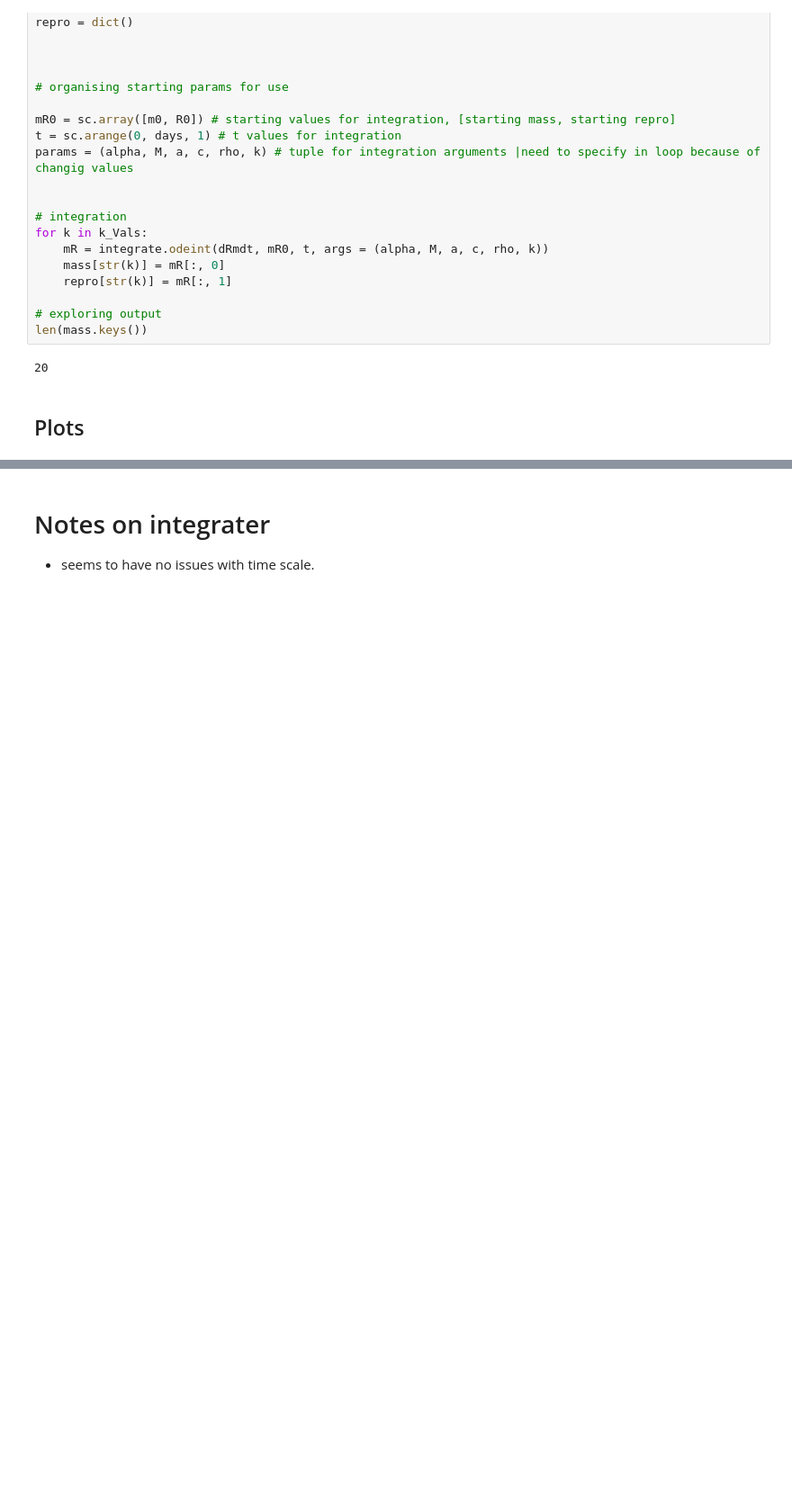
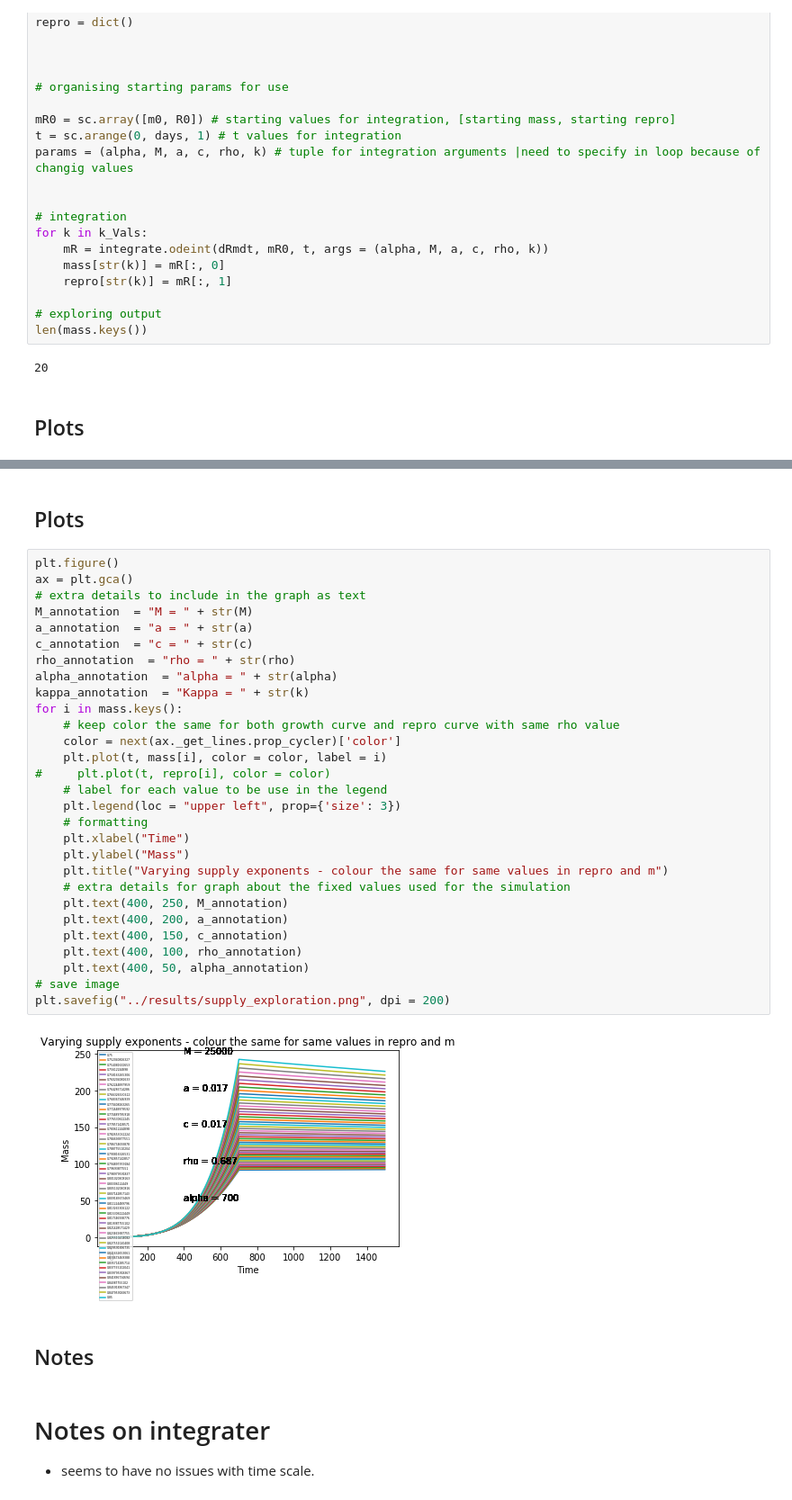
Before and after one commit to Don-Burns/Masters_Project, a Jupyter notebook: code/Model_Functions.ipynb, the cells around one changed output, grey strips where cells are left out. Shown at 90% size. Drawn from its saved outputs; the diff is of its cells as text; blank space fills up the shorter version.

```diff
--- a/code/Model_Functions.ipynb
+++ b/code/Model_Functions.ipynb
@@ -705,3 +833,38 @@ plt.savefig("../results/kappa_exploration.png", dpi = 200)
+# %% [markdown]
+## Plots
+# %%
+plt.figure()
+ax = plt.gca()
+# extra details to include in the graph as text
+M_annotation  = "M = " + str(M)
+a_annotation  = "a = " + str(a)
+c_annotation  = "c = " + str(c)
+rho_annotation  = "rho = " + str(rho)
+alpha_annotation  = "alpha = " + str(alpha)
+kappa_annotation  = "Kappa = " + str(k)
+for i in mass.keys():
+    # keep color the same for both growth curve and repro curve with same rho value
+    color = next(ax._get_lines.prop_cycler)['color']
+    plt.plot(t, mass[i], color = color, label = i)
+#     plt.plot(t, repro[i], color = color)
+    # label for each value to be use in the legend
+    plt.legend(loc = "upper left", prop={'size': 3})
+    # formatting
+    plt.xlabel("Time")
+    plt.ylabel("Mass")
+    plt.title("Varying supply exponents - colour the same for same values in repro and m")
+    # extra details for graph about the fixed values used for the simulation
+    plt.text(400, 250, M_annotation)
+    plt.text(400, 200, a_annotation)
+    plt.text(400, 150, c_annotation)
+    plt.text(400, 100, rho_annotation)
+    plt.text(400, 50, alpha_annotation)
+# save image
+plt.savefig("../results/supply_exploration.png", dpi = 200)
+# %% [output]
+[figure, added]
+# %% [markdown]
+## Notes
 # %% [markdown]
 # Notes on integrater
 - seems to have no issues with time scale.
```
Also changed, not shown: parts of 22 cells of this notebook.
